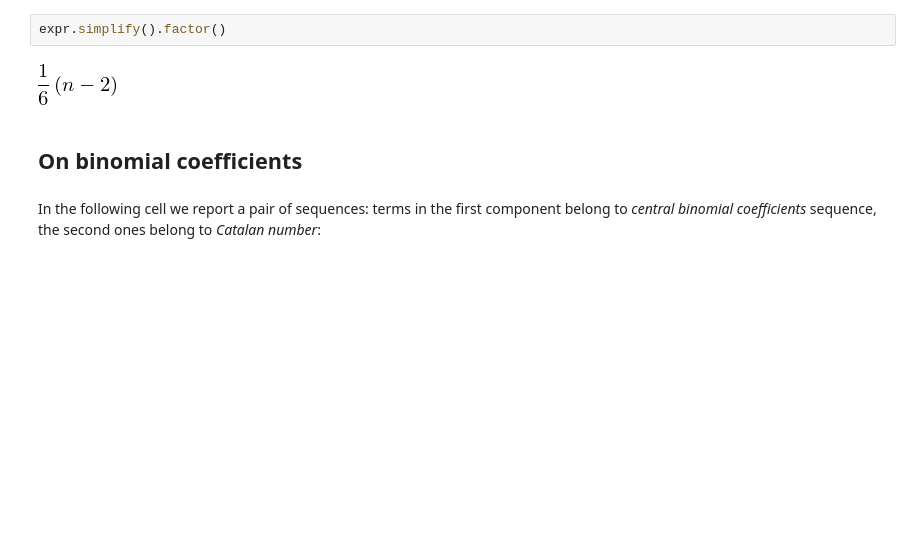
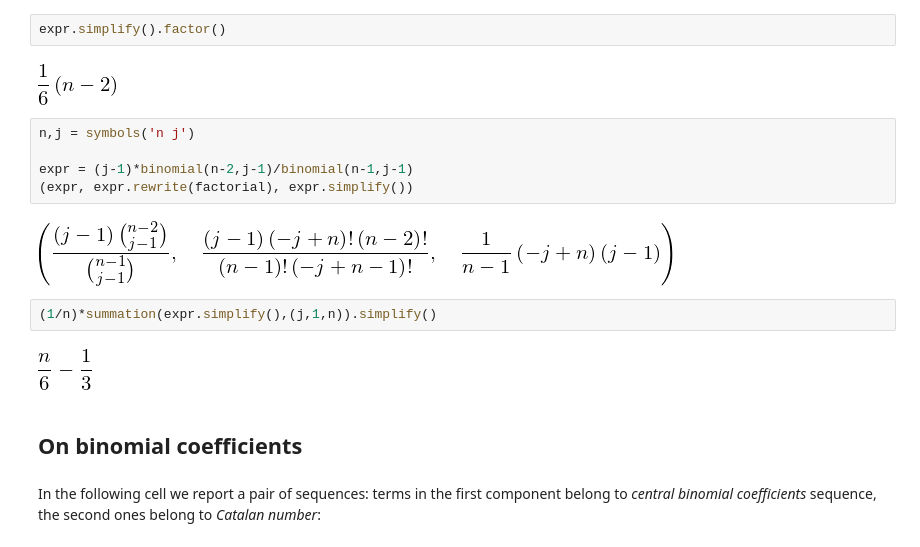
Before and after one commit to massimo-nocentini/pacc, a Jupyter notebook: sympy-notebook/Analysis of Algorithms.ipynb, the cells around one changed output. Saved outputs shown, nothing was run; the diff lists cells and outputs as text; blank space fills up the shorter version.

```diff
--- a/sympy-notebook/Analysis of Algorithms.ipynb
+++ b/sympy-notebook/Analysis of Algorithms.ipynb
@@ -83,6 +114,17 @@ which we simplify to get the required equivalence:
 expr.simplify().factor()
 # %% [output]
 [figure]
+# %%
+n,j = symbols('n j')
+
+expr = (j-1)*binomial(n-2,j-1)/binomial(n-1,j-1)
+(expr, expr.rewrite(factorial), expr.simplify())
+# %% [output]
+[figure, added]
+# %%
+(1/n)*summation(expr.simplify(),(j,1,n)).simplify()
+# %% [output]
+[figure, added]
 # %% [markdown]
 ## On binomial coefficients
 # %% [markdown]
```
Also changed, not shown: parts of 23 cells of this notebook.
